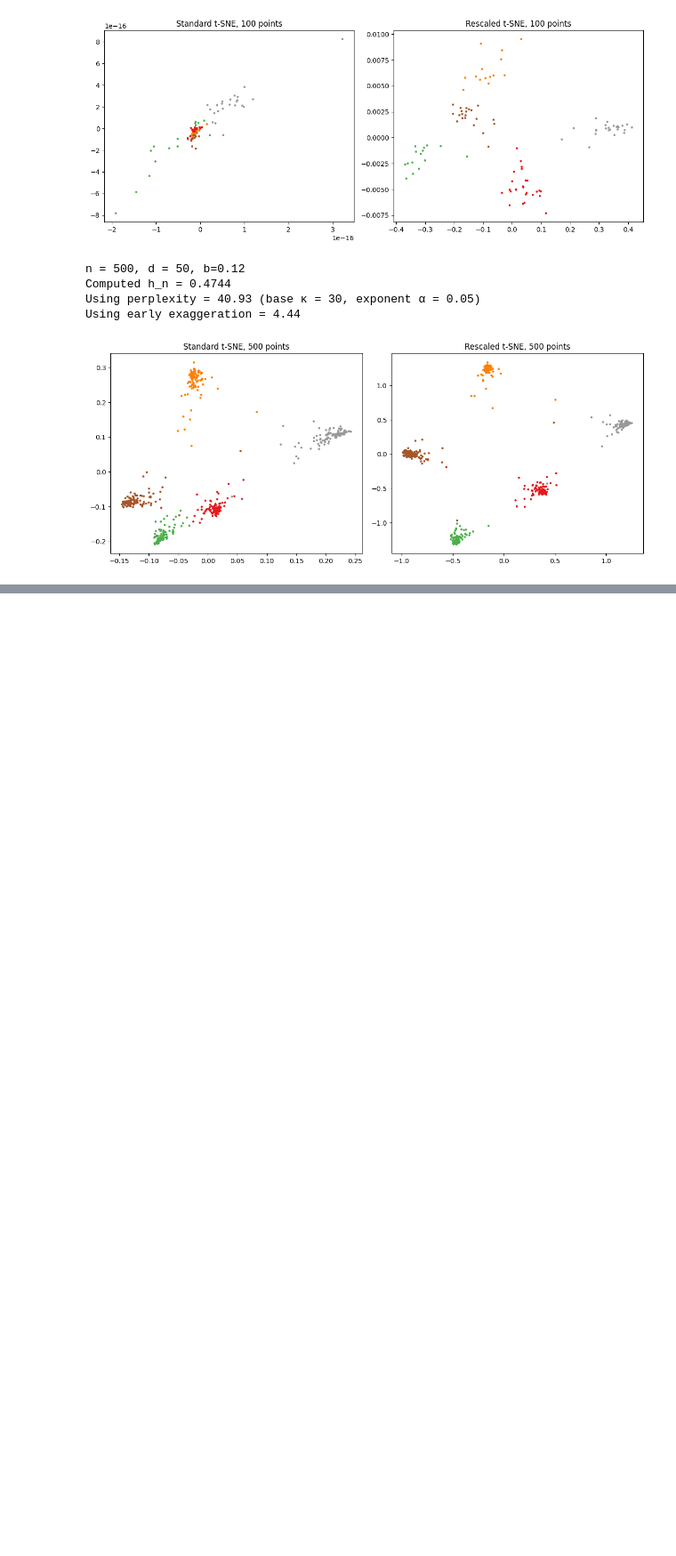
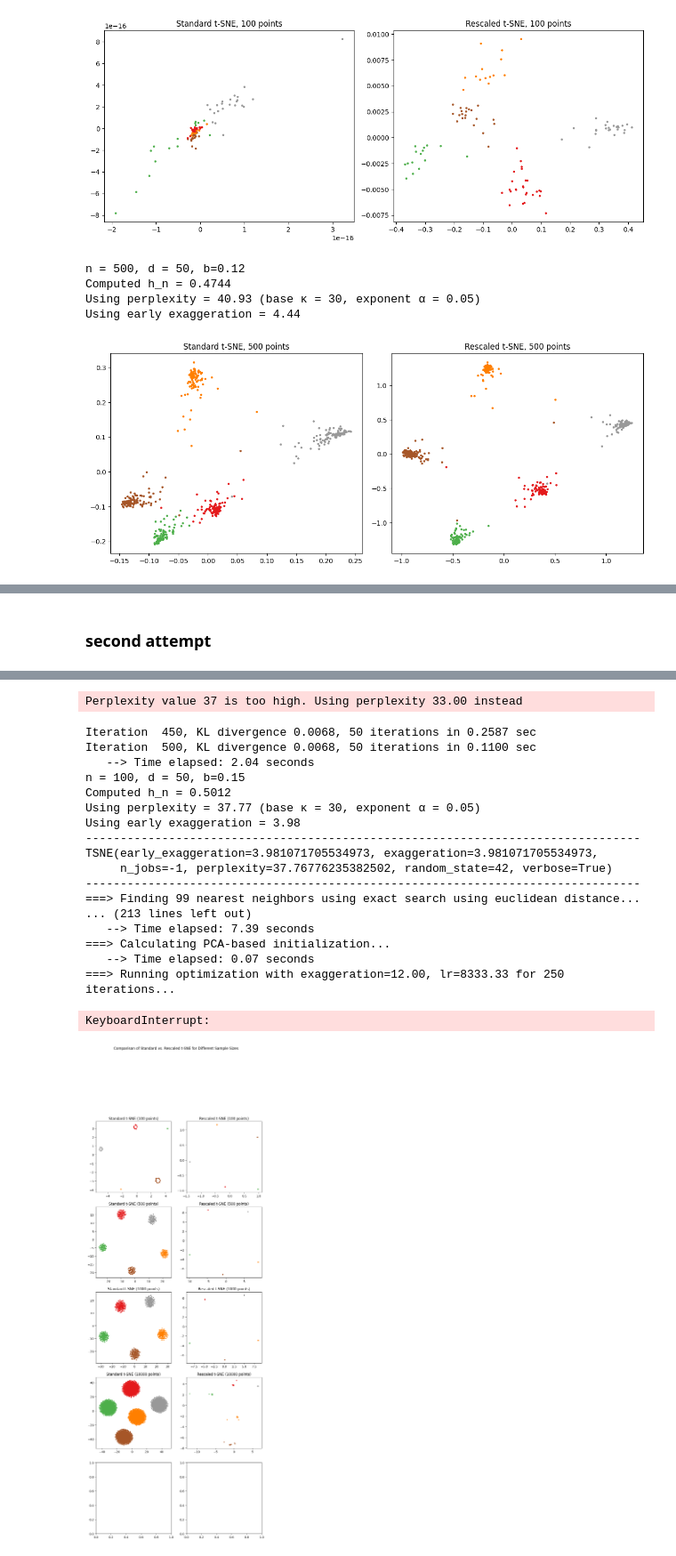
Before and after one commit to giSolve/thesis, a Jupyter notebook: code/large_data_rescaled_tsne.ipynb, the cells around one changed output, grey strips where cells are left out. Shown at 89% size. Cells and saved outputs as stored; diff of their text form; code cells hidden in the pictures; blank space fills up the shorter version.

```diff
--- a/code/large_data_rescaled_tsne.ipynb
+++ b/code/large_data_rescaled_tsne.ipynb
@@ -143,0 +162,2 @@ Using early exaggeration = 3.98
+# %% [markdown]
+### second attempt
@@ -143,0 +201,8 @@ Using early exaggeration = 3.98
+# %%
+def run_standard_tsne_improved(data):
+    """
+    Run standard t-SNE with fixed perplexity and exaggeration.
+    """
+    tsne = TSNE(n_jobs=-1, random_state=42, verbose=True
+    )
+    return tsne.fit(data)
@@ -143,0 +239,36 @@ Using early exaggeration = 3.98
+# %%
+def compare_improved(data_sizes, b=0.15, dim=50, n_components=5):
+    """
+    Generates and compares standard vs. rescaled t-SNE embeddings for different sample sizes.
+
+    Parameters:
+    - data_sizes (list): List of sample sizes to generate and compare.
+    - dim (int): Dimensionality of the generated data (default: 50).
+    - n_components (int): Number of Gaussian components in the mixture (default: 5).
+    """
+    num_rows = len(data_sizes)  # Number of rows in the plot
+    fig, axes = plt.subplots(num_rows, 2, figsize=(10, 5 * num_rows))  # Adjust figure size dynamically
+    fig.suptitle("Comparison of Standard vs. Rescaled t-SNE for Different Sample Sizes", fontsize=12, y=1.02)
+
+    for i, n_fixed in enumerate(data_sizes):
+        # Sample new data instead of selecting a subset
+        data_sample, labels = sample_gaussian_mixture(n_samples=n_fixed, dim=dim, n_components=n_components)
+
+        # Compute embeddings
+        emb_standard = run_standard_tsne_improved(data_sample)
+        emb_rescaled = run_rescaled_tsne_improved(data_sample, kappa=30, alpha=0.05, b=b)
+
+        # Plot standard t-SNE
+        axes[i, 0].scatter(emb_standard[:, 0], emb_standard[:, 1], c=labels, cmap="Set1", s=5)
+        axes[i, 0].set_title(f"Standard t-SNE ({n_fixed} points)")
+
+        # Plot rescaled t-SNE
+        axes[i, 1].scatter(emb_rescaled[:, 0], emb_rescaled[:, 1], c=labels, cmap="Set1", s=5)
+        axes[i, 1].set_title(f"Rescaled t-SNE ({n_fixed} points)")
+
+    plt.tight_layout()
+    plt.show()
+# %%
+compare_improved([100, 500, 1000, 10000, 100000], b=0.15)
+compare_improved([100, 500, 1000, 10000, 100000], b=0.05)
+# %% [output]
@@ -143,0 +292,20 @@ Using early exaggeration = 3.98
+Perplexity value 37 is too high. Using perplexity 33.00 instead
+Iteration  450, KL divergence 0.0068, 50 iterations in 0.2587 sec
+Iteration  500, KL divergence 0.0068, 50 iterations in 0.1100 sec
+   --> Time elapsed: 2.04 seconds
+n = 100, d = 50, b=0.15
+Computed h_n = 0.5012
+Using perplexity = 37.77 (base κ = 30, exponent α = 0.05)
+Using early exaggeration = 3.98
+--------------------------------------------------------------------------------
+TSNE(early_exaggeration=3.981071705534973, exaggeration=3.981071705534973,
+     n_jobs=-1, perplexity=37.76776235382502, random_state=42, verbose=True)
+--------------------------------------------------------------------------------
+===> Finding 99 nearest neighbors using exact search using euclidean distance...
+... (213 lines left out)
+   --> Time elapsed: 7.39 seconds
+===> Calculating PCA-based initialization...
+   --> Time elapsed: 0.07 seconds
+===> Running optimization with exaggeration=12.00, lr=8333.33 for 250 iterations...
+KeyboardInterrupt:
+[figure, added]
```
Also changed, not shown: parts of 5 cells of this notebook, 12 other files.
